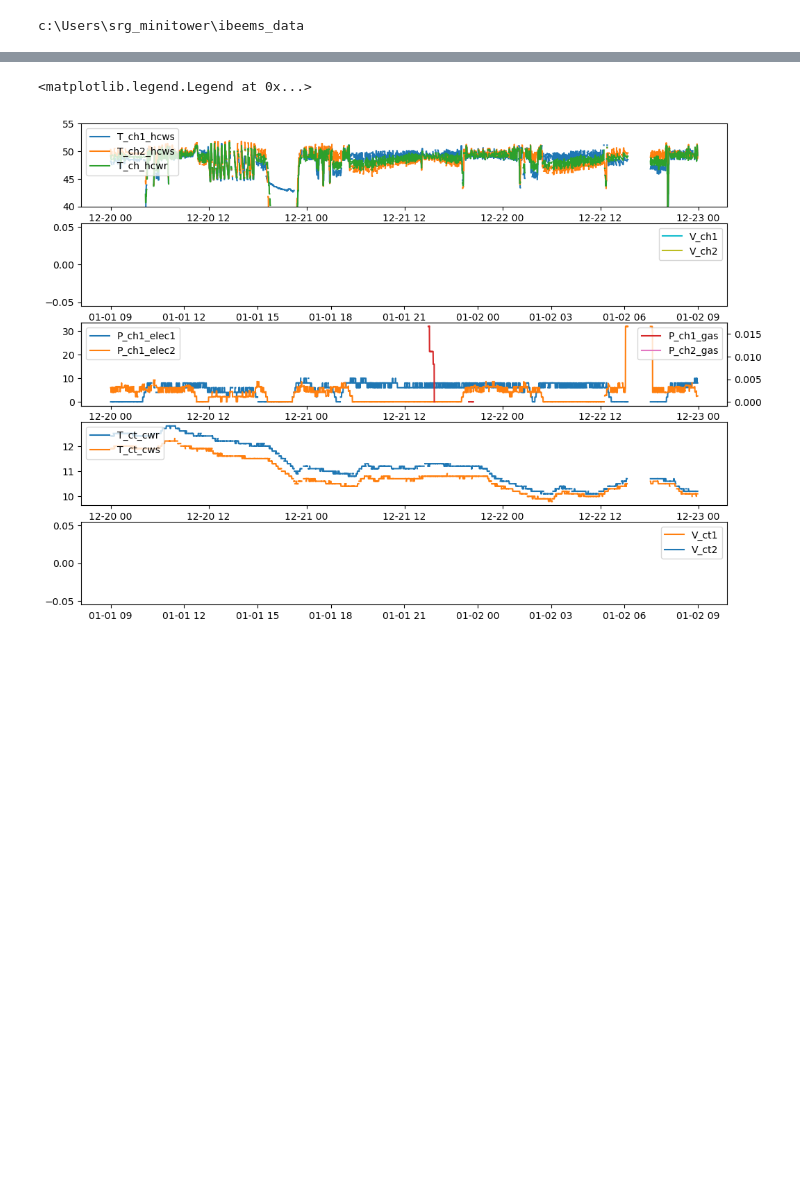
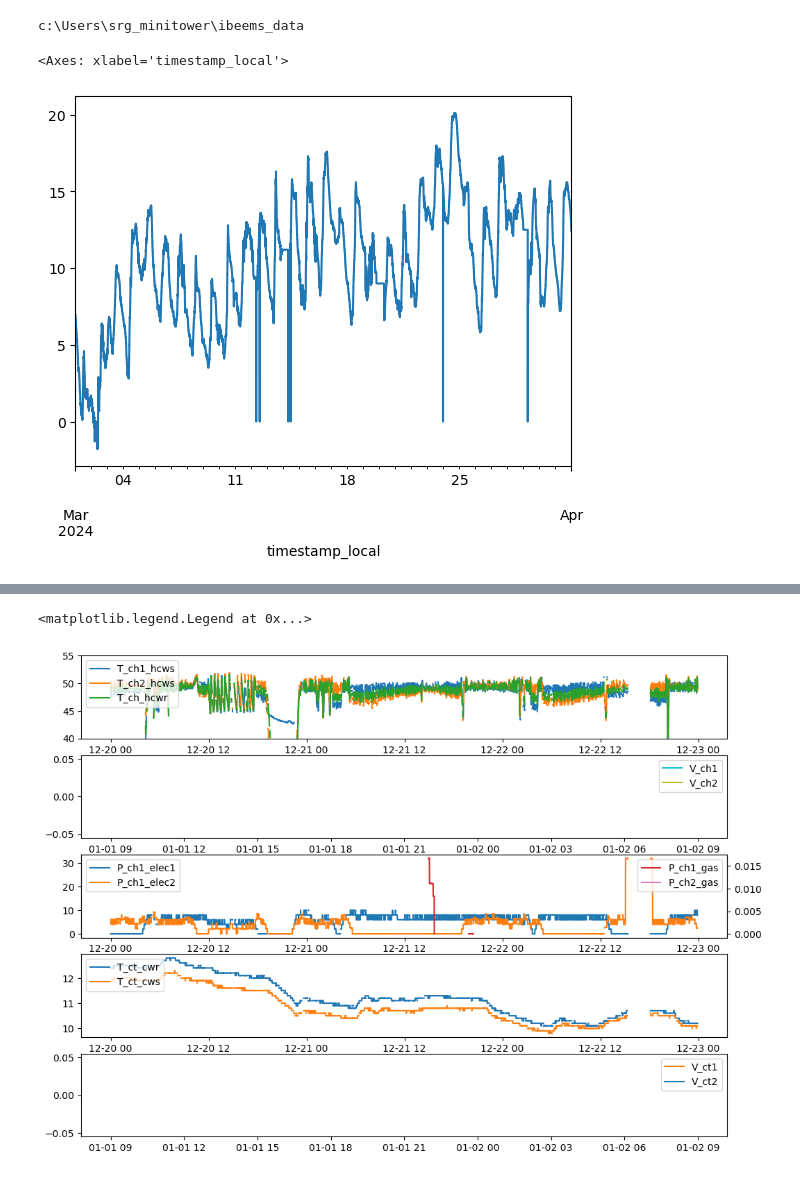
Before and after one commit to ecosang/ibeems_data, a Jupyter notebook: notebook/ibeems_hdc_data.ipynb, the cells around one changed output, grey strips where cells are left out. Saved outputs shown, nothing was run; the diff lists cells and outputs as text; code cells hidden in the pictures; blank space fills up the shorter version.

```diff
--- a/notebook/ibeems_hdc_data.ipynb
+++ b/notebook/ibeems_hdc_data.ipynb
@@ -17,6 +17,9 @@ from database.imputation import Imputation
 c:\Users\srg_minitower\ibeems_data
 # %%
 
-df=pd.read_csv("C:\\Users\\srg_minitower\\ibeems_data\\download\\hdc\\df_hdc_2023-12-01_2024-01-01.csv")
+
+#df=pd.read_csv("C:\\Users\\srg_minitower\\ibeems_data\\download\\hdc\\df_hdc_2024-08-01_2024-09-01.csv")
+
+df=pd.read_csv("C:\\Users\\srg_minitower\\ibeems_data\\download\\hdc\\df_hdc_2024-03-01_2024-04-01.csv")
 df.index=pd.to_datetime(df['timestamp_local'])
 # %%
@@ -24 +27,6 @@ season="winter"
+# %%
+df['T_oa'].plot()
+# %% [output]
+<Axes: xlabel='timestamp_local'>
+[figure, added]
 # %%
```
Also changed, not shown: parts of 19 cells of this notebook, 11 other files.
